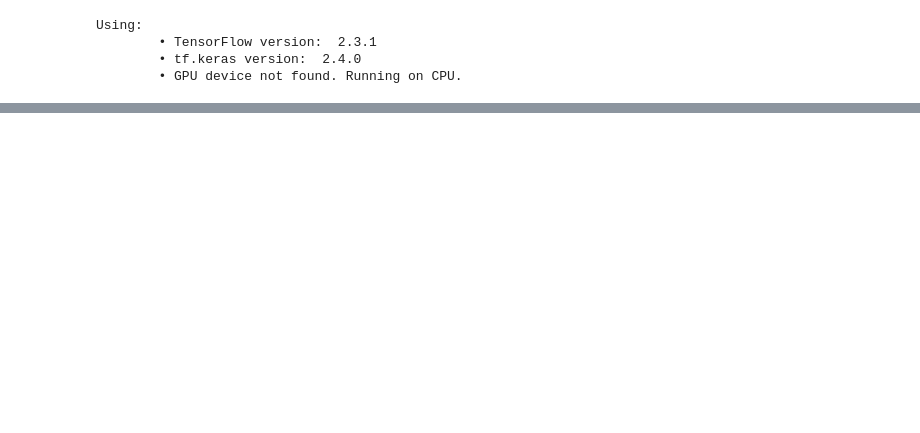
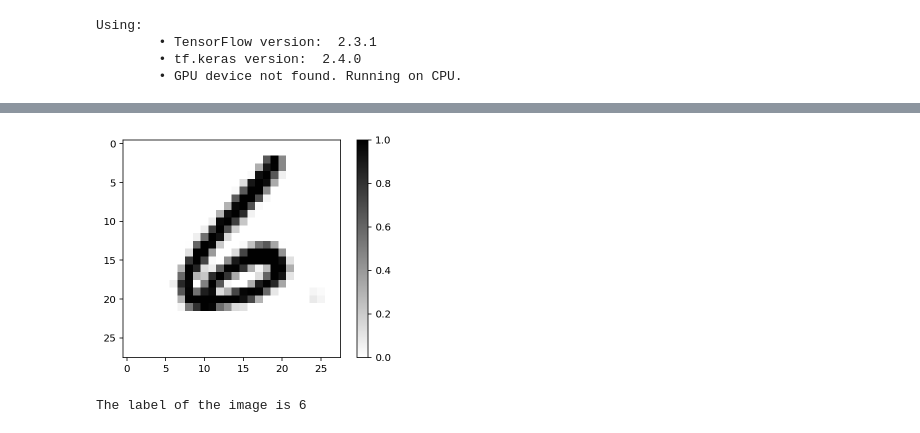
Before and after one commit to ongsterr/ml_tf, a Jupyter notebook: 03_deep_learning/nn_tf_keras.ipynb, the cells around one changed output, grey strips where cells are left out. Saved outputs shown, nothing was run; the diff lists cells and outputs as text; code cells hidden in the pictures; blank space fills up the shorter version.

```diff
--- a/03_deep_learning/nn_tf_keras.ipynb
+++ b/03_deep_learning/nn_tf_keras.ipynb
@@ -53,0 +108,9 @@ NameError: name 'tfds' is not defined
+# %%
+def normalize(image, label):
+    image = tf.cast(image, tf.float32)
+    image /= 255
+    return image, label
+
+batch_size = 64
+
+training_batch = training_set.cache().shuffle(num_training_examples // 4).batch(batch_size).map(normalize).prefetch(1)
@@ -53,0 +128,8 @@ NameError: name 'tfds' is not defined
+# %%
+for image_batch, label_batch in training_batch.take(1):
+    print('Th images in each bath have:')
+    print('\u2022 dtype:', image_batch.dtype)
+    print('\u2022 shape:', image_batch.shape)
+
+    print('\nThere are a total of {} image labels in this batch'.format(label_batch.numpy().size))
+    print(label_batch.numpy())
@@ -53,0 +144,15 @@ NameError: name 'tfds' is not defined
+# %%
+# take a single batch of images, and remove the color dimension by squeezing it
+for image_batch, label_batch in training_batch.take(1):
+    images = image_batch.numpy().squeeze()
+    labels = label_batch.numpy()
+
+# plot the image
+plt.imshow(images[5], cmap=plt.cm.binary)
+plt.colorbar()
+plt.show()
+
+print('The label of the image is', labels[5])
+# %% [output]
+[figure, added]
+The label of the image is 6
```
Also changed, not shown: parts of 21 cells of this notebook, 4 other files.
